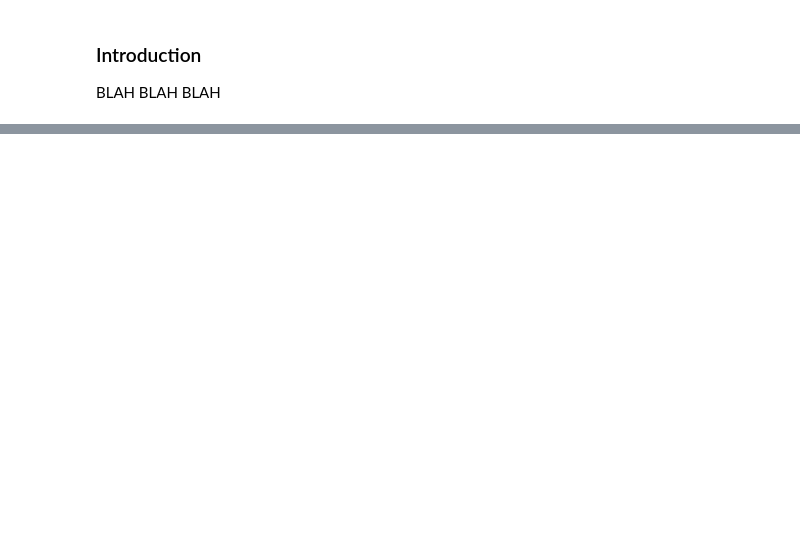
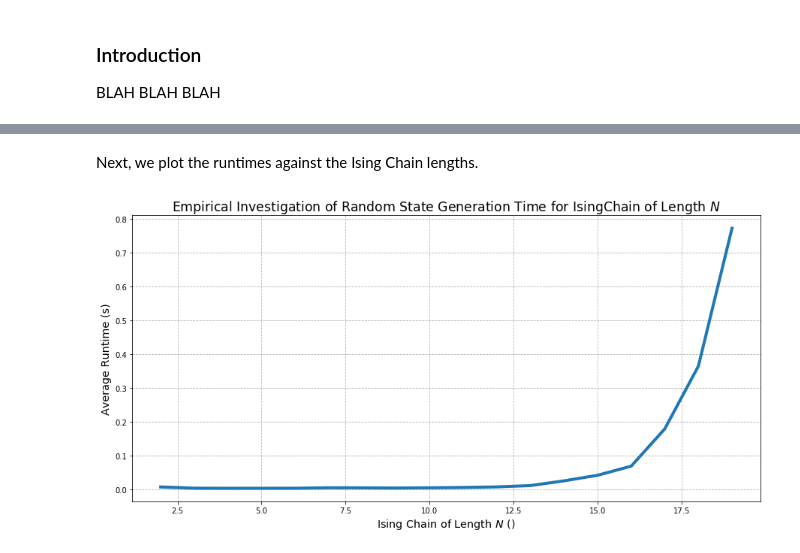
Before and after one commit to kennethsharman/PHYS_481, a Jupyter notebook: Assignments/Assignment_4.ipynb, the cells around one changed output, grey strips where cells are left out. Saved outputs shown, nothing was run; the diff lists cells and outputs as text; code cells hidden in the pictures; blank space fills up the shorter version.

Commit message:
1D Ising Model Qs Finished

```diff
--- a/Assignments/Assignment_4.ipynb
+++ b/Assignments/Assignment_4.ipynb
@@ -147,9 +18,0 @@ print( ising_model.state )
-# %%
-import timeit
-
-time1 = [] # Lists for average runtimes
-n_vals = np.arange(2, 20) # Range of N sizes
-
-for n in n_vals:
-    model = IsingChain(N=n, B=2, beta=0.1)
-    time1.append( timeit.timeit(model.randomize_state, number=100) )
@@ -363,0 +208,31 @@ nan
+# %%
+'''Import timeit package to evaluate runtimes'''
+import timeit
+
+TIME1 = [] # Lists for average runtimes
+N_VALS = np.arange(2, 20) # Range of N sizes
+
+# For each chain length (2-20) evaluate runtime and store in time1 list
+for n in N_VALS:
+    model = IsingChain(N=n, B=2, beta=0.1)
+    TIME1.append(timeit.timeit(model.randomize_state, number=100))
+# %% [markdown]
+Next, we plot the runtimes against the Ising Chain lengths.
+# %%
+'''Create plot'''
+plt.figure(figsize=(15, 7)) # Set the plot size
+
+# Plot running times
+plt.plot(N_VALS, TIME1, linewidth=4)
+
+# Label Plot
+plt.xlabel("Ising Chain of Length $N$ ()", fontsize='x-large')
+plt.ylabel("Average Runtime (s)", fontsize='x-large')
+plt.title("Empirical Investigation of Random State Generation Time for Ising" \
+          "Chain of Length $N$", fontsize='xx-large')
+
+plt.grid(linestyle='dashed') # Add grid with dashed lines to graph
+
+plt.show()
+# %% [output]
+[figure, added]
```
Also changed, not shown: parts of 48 cells of this notebook.
